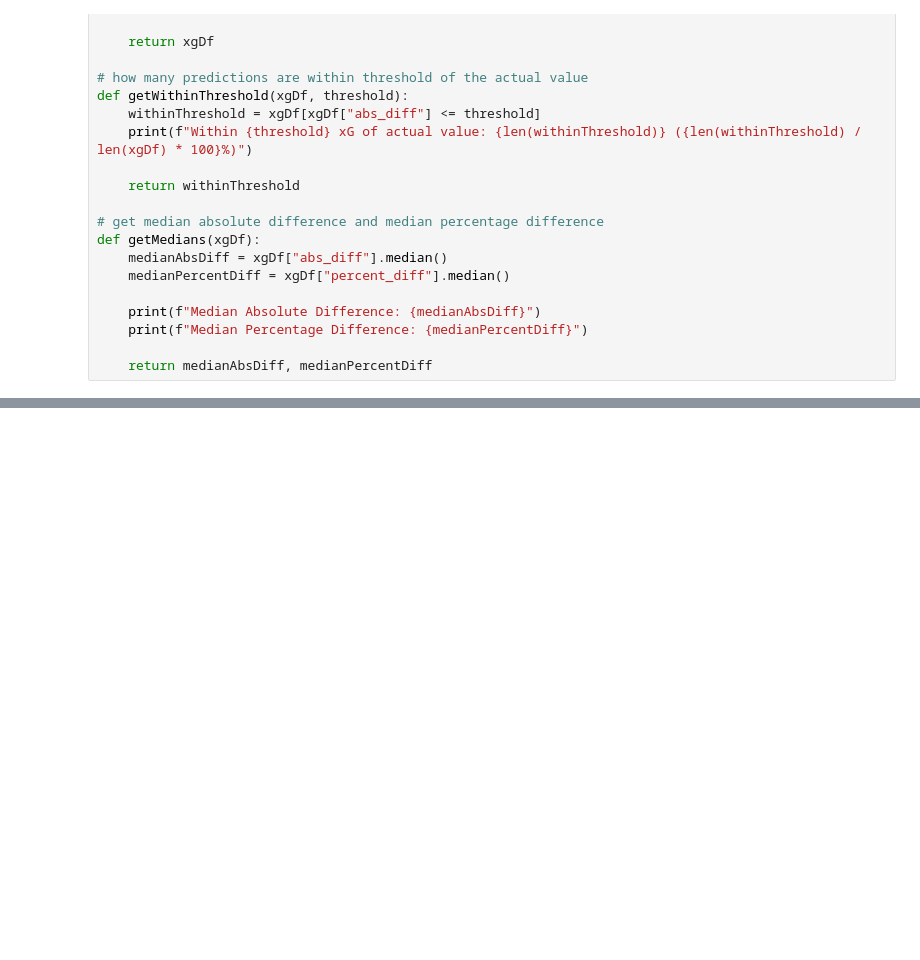
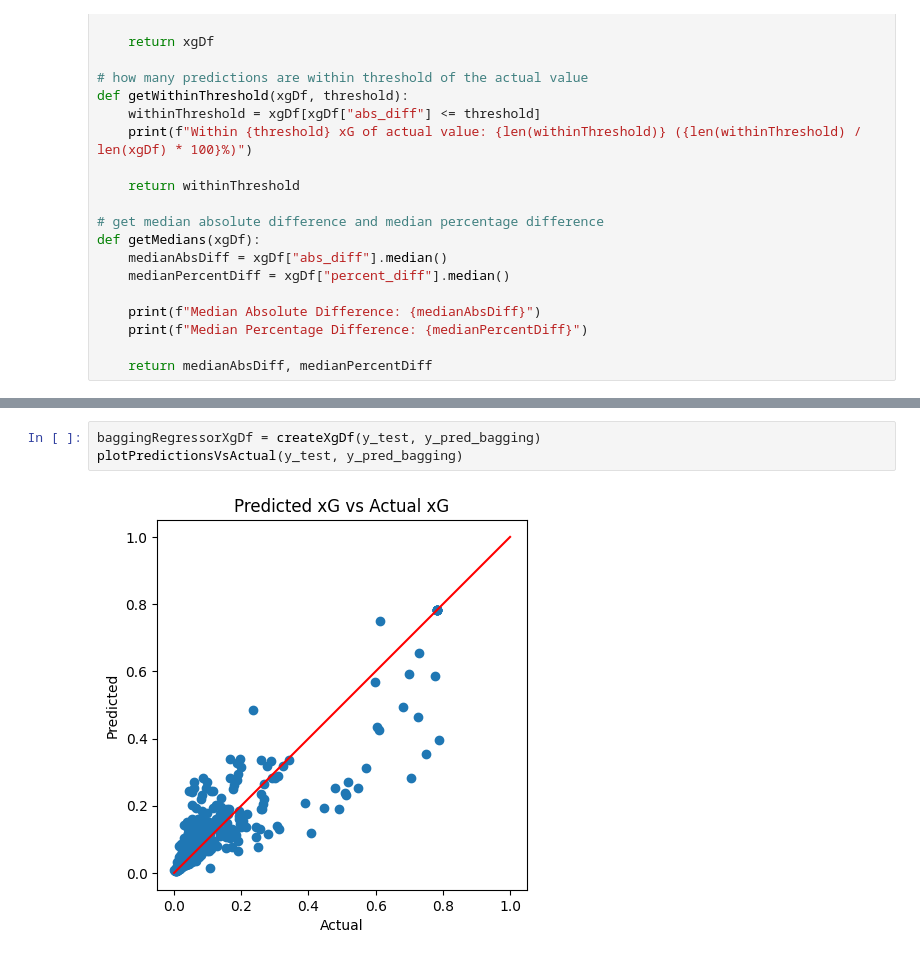
Before and after one commit to kwabenankyi/statsdefuser, a Jupyter notebook: xg_calc.ipynb, the cells around one changed output, grey strips where cells are left out. Drawn from its saved outputs; the diff is of its cells as text; blank space fills up the shorter version.

```diff
--- a/xg_calc.ipynb
+++ b/xg_calc.ipynb
@@ -442,0 +499,5 @@ Median Percentage Difference: 25.057070592126454
+# %%
+baggingRegressorXgDf = createXgDf(y_test, y_pred_bagging)
+plotPredictionsVsActual(y_test, y_pred_bagging)
+# %% [output]
+[figure, added]
```
Also changed, not shown: parts of 17 cells of this notebook, 1 other file.
